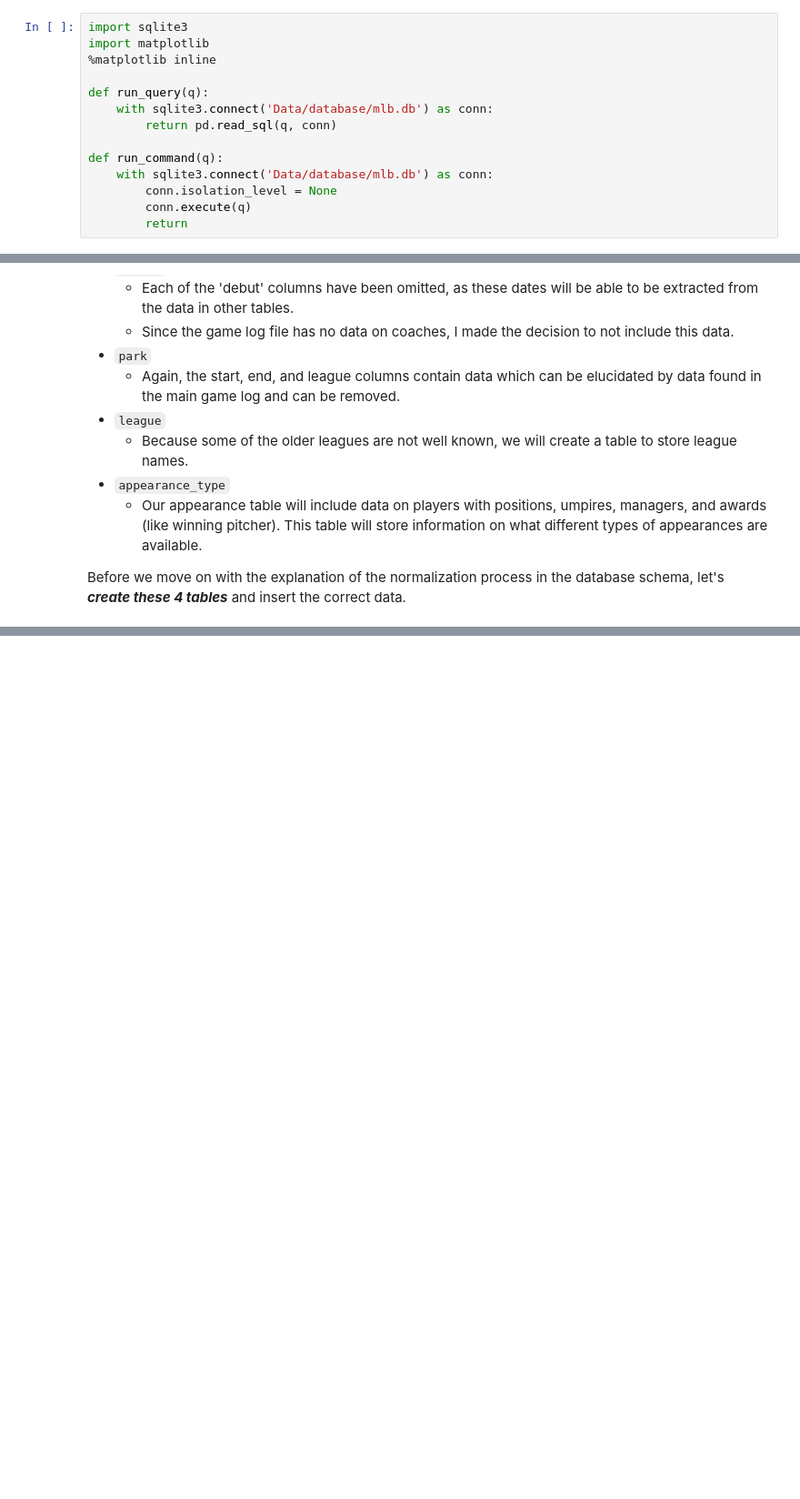
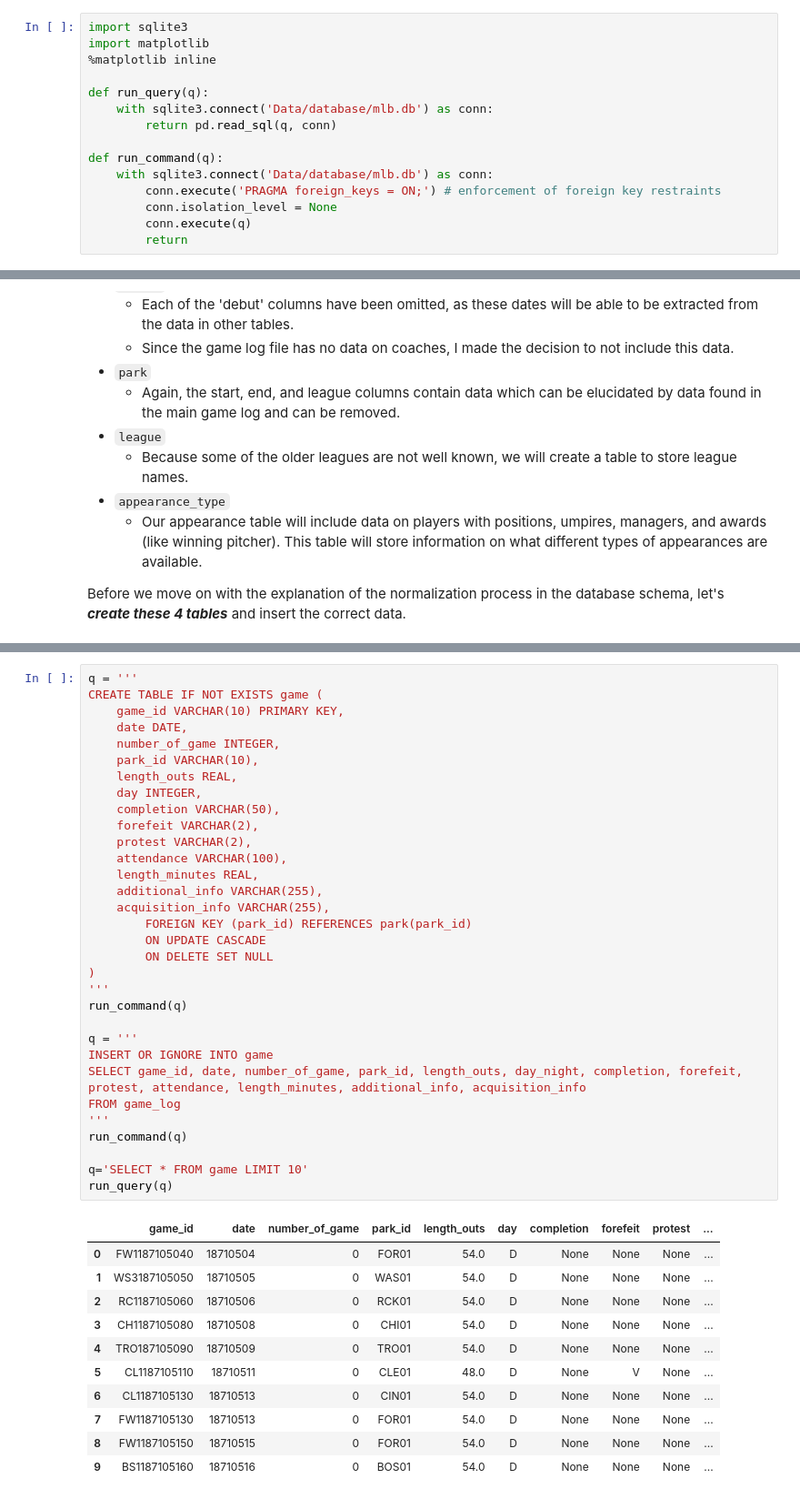
Before and after one commit to Rezwal/portfolio, a Jupyter notebook: Designing and Creating a Database.ipynb, the cells around one changed output, grey strips where cells are left out. Shown at 91% size. Cells and saved outputs as stored; diff of their text form; blank space fills up the shorter version.

```diff
--- a/Designing and Creating a Database.ipynb
+++ b/Designing and Creating a Database.ipynb
@@ -218,6 +219,7 @@ def run_query(q):
 
 def run_command(q):
     with sqlite3.connect('Data/database/mlb.db') as conn:
+        conn.execute('PRAGMA foreign_keys = ON;') # enforcement of foreign key restraints
         conn.isolation_level = None
         conn.execute(q)
         return
@@ -293,0 +446,44 @@ run_command(q)
+# %%
+q = '''
+CREATE TABLE IF NOT EXISTS game (
+    game_id VARCHAR(10) PRIMARY KEY,
+    date DATE,
+    number_of_game INTEGER,
+    park_id VARCHAR(10),
+    length_outs REAL,
+    day INTEGER,
+    completion VARCHAR(50),
+    forefeit VARCHAR(2),
+    protest VARCHAR(2),
+    attendance VARCHAR(100),
+    length_minutes REAL,
+    additional_info VARCHAR(255),
+    acquisition_info VARCHAR(255),
+        FOREIGN KEY (park_id) REFERENCES park(park_id)
+        ON UPDATE CASCADE
+        ON DELETE SET NULL
+)
+'''
+run_command(q)
+
+q = '''
+INSERT OR IGNORE INTO game
+SELECT game_id, date, number_of_game, park_id, length_outs, day_night, completion, forefeit, protest, attendance, length_minutes, additional_info, acquisition_info
+FROM game_log
+'''
+run_command(q)
+
+q='SELECT * FROM game LIMIT 10'
+run_query(q)
+# %% [output]
+|  | game_id | date | number_of_game | park_id | length_outs | day | completion | forefeit | protest | ... |
+| 0 | FW1187105040 | 18710504 | 0 | FOR01 | 54.0 | D | None | None | None | ... |
+| 1 | WS3187105050 | 18710505 | 0 | WAS01 | 54.0 | D | None | None | None | ... |
+| 2 | RC1187105060 | 18710506 | 0 | RCK01 | 54.0 | D | None | None | None | ... |
+| 3 | CH1187105080 | 18710508 | 0 | CHI01 | 54.0 | D | None | None | None | ... |
+| 4 | TRO187105090 | 18710509 | 0 | TRO01 | 54.0 | D | None | None | None | ... |
+| 5 | CL1187105110 | 18710511 | 0 | CLE01 | 48.0 | D | None | V | None | ... |
+| 6 | CL1187105130 | 18710513 | 0 | CIN01 | 54.0 | D | None | None | None | ... |
+| 7 | FW1187105130 | 18710513 | 0 | FOR01 | 54.0 | D | None | None | None | ... |
+| 8 | FW1187105150 | 18710515 | 0 | FOR01 | 54.0 | D | None | None | None | ... |
+| 9 | BS1187105160 | 18710516 | 0 | BOS01 | 54.0 | D | None | None | None | ... |
```
Also changed, not shown: parts of 14 cells of this notebook, 1 other file.
